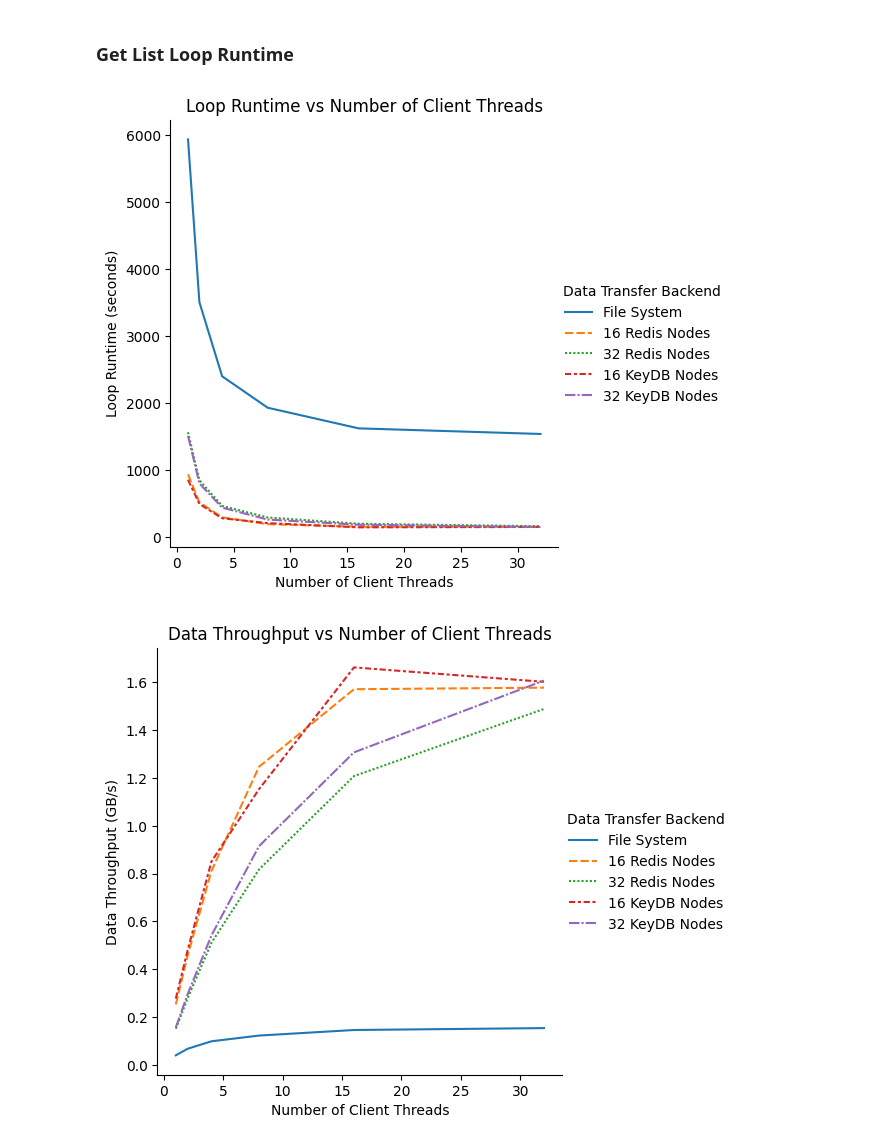
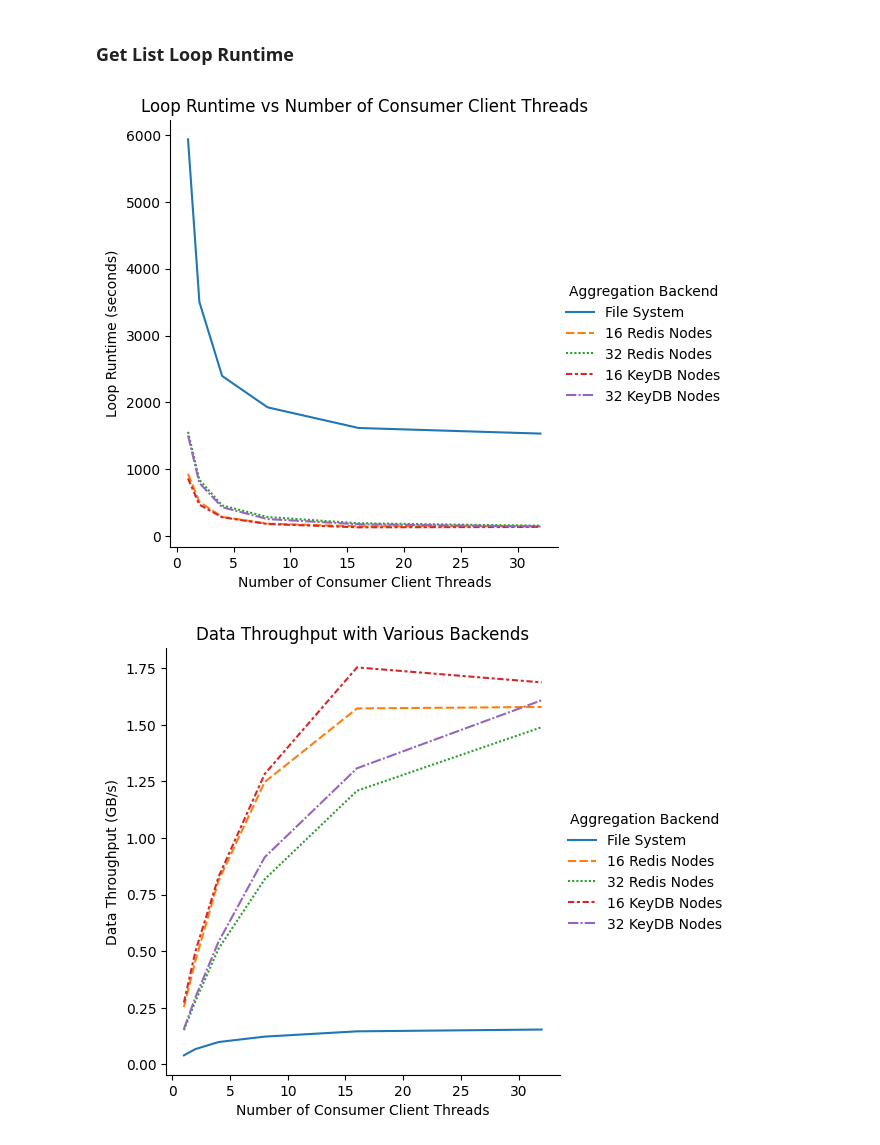
Before and after one commit to CrayLabs/SmartSim-Scaling, a Jupyter notebook: figures/aggregation-plots.ipynb, the cells around one changed output. Saved outputs shown, nothing was run; the diff lists cells and outputs as text; code cells hidden in the pictures.

Commit message:
update data, change graph titles

```diff
--- a/figures/aggregation-plots.ipynb
+++ b/figures/aggregation-plots.ipynb
@@ -20,7 +20,7 @@ results_redis_16 = pd.read_csv("../4_1mb_tensors/aggregation-scaling-py-redis-16
 results_redis_32 = pd.read_csv("../4_1mb_tensors/aggregation-scaling-py-redis-32-batch/results/aggregation-scaling-py-redis-32-batch-2022-10-11.csv")
 
 # From 48 threads per 60 clients when using a 32 thread per 16 node KeyDB Orchestrator
-results_keydb_16 = pd.read_csv("../4_1mb_tensors/aggregation-scaling-py-key-16-batch/results/aggregation-scaling-py-key-16-batch-2022-10-10.csv")
+results_keydb_16 = pd.read_csv("../4_1mb_tensors/aggregation-scaling-py-key-16-batch/results/aggregation-scaling-py-key-16-batch-2022-10-11.csv")
 # From 48 threads per 60 clients when using a 32 thread per 32 node KeyDB Orchestrator
 results_keydb_32 = pd.read_csv("../4_1mb_tensors/aggregation-scaling-py-key-32-batch/results/aggregation-scaling-py-key-32-batch-2022-10-11.csv")
 # %% [markdown]
@@ -127,43 +127,43 @@ concatenated = pd.concat([
         style="backend",
     )
     .set(
-        title="Loop Runtime vs Number of Client Threads",
-        xlabel="Number of Client Threads",
+        title="Loop Runtime vs Number of Consumer Client Threads",
+        xlabel="Number of Consumer Client Threads",
         ylabel="Loop Runtime (seconds)",
     )
     .legend
-    .set_title("Data Transfer Backend")
+    .set_title("Aggregation Backend")
 )
 # %% [output]
-[figure, old version]
+[figure, new version]
 # %%
 throughput_df = concatenated.copy()
 throughput_df["throughput"] = (throughput_df["client_nodes"]
                                * throughput_df["client_per_node"]
                                * throughput_df["tensor_bytes"]
                                * throughput_df["t_per_dataset"]
                                * throughput_df["iterations"]
                                / throughput_df["loop_time"]
                                / 1e9)
 (
     sns.relplot(
         data=throughput_df,
         kind="line",
         x="client_threads",
         y="throughput",
         hue="backend",
         style="backend",
     )
     .set(
-        title="Data Throughput vs Number of Client Threads",
-        xlabel="Number of Client Threads",
+        title="Data Throughput with Various Backends",
+        xlabel="Number of Consumer Client Threads",
         ylabel="Data Throughput (GB/s)",
     )
     .legend
-    .set_title("Data Transfer Backend")
+    .set_title("Aggregation Backend")
 )
 # %% [output]
-[figure, old version]
+[figure, new version]
 # %%
 refline_color = "red"
 db16_plot = (
```
Also changed, not shown: parts of 2 cells of this notebook.
